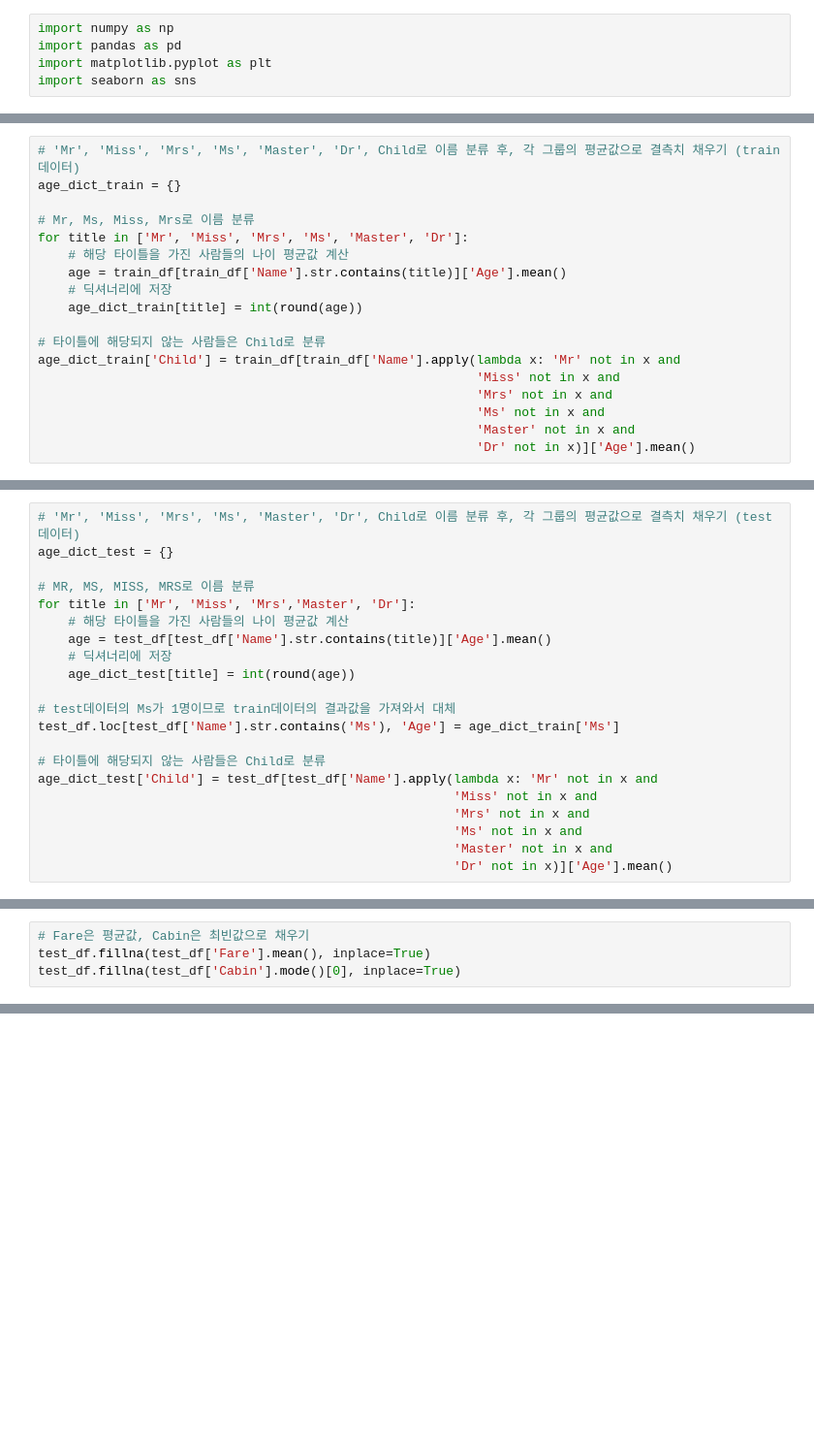
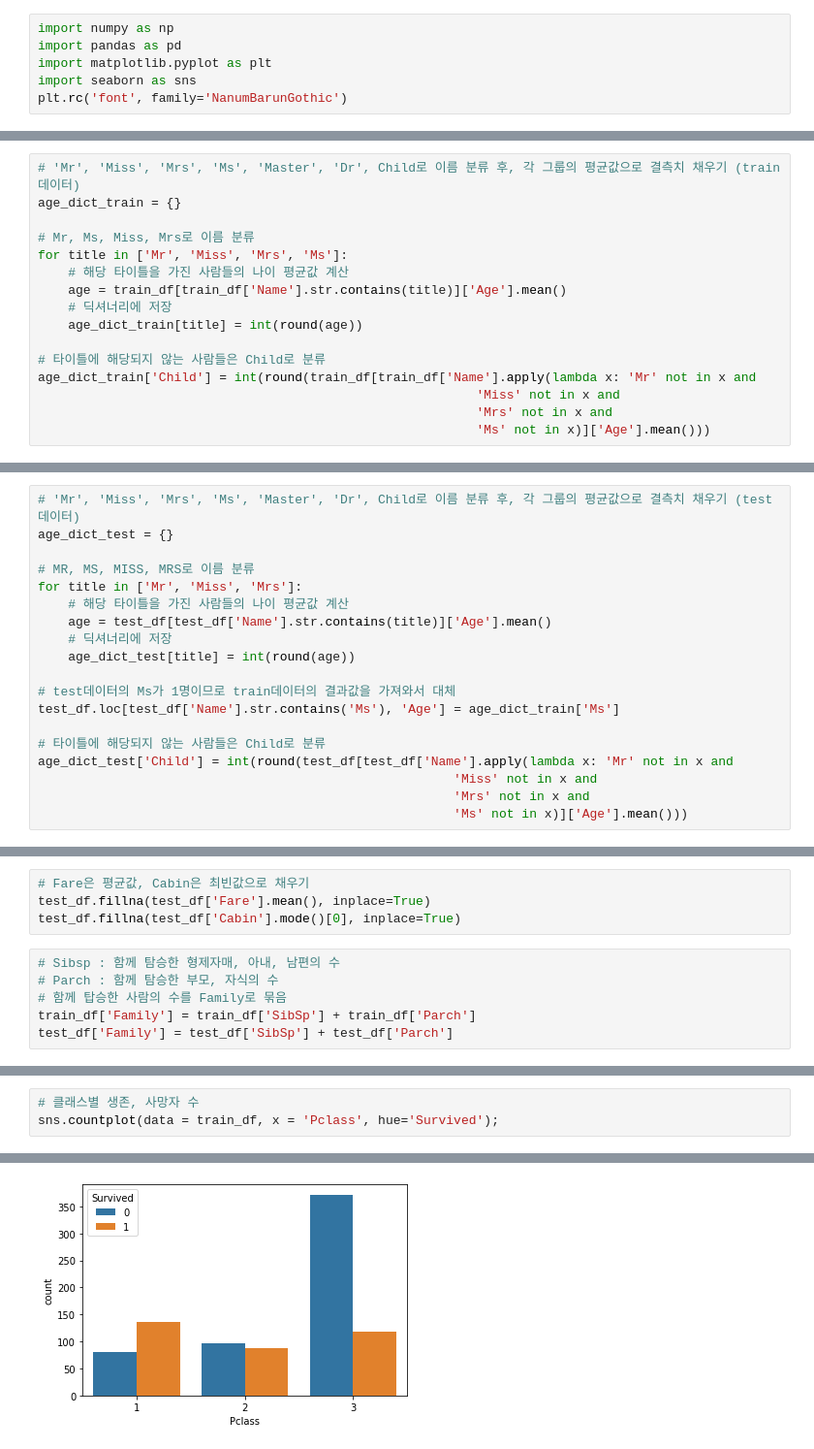
Before and after one commit to runacian0221/TItanic-Project, a Jupyter notebook: Titanic-SSY.ipynb, the cells around one changed output, grey strips where cells are left out. Shown at 97% size. Saved outputs shown, nothing was run; the diff lists cells and outputs as text; blank space fills up the shorter version.

```diff
--- a/Titanic-SSY.ipynb
+++ b/Titanic-SSY.ipynb
@@ -3,3 +7,4 @@ import numpy as np
 import pandas as pd
 import matplotlib.pyplot as plt
 import seaborn as sns
+plt.rc('font', family='NanumBarunGothic')
@@ -94,16 +101,14 @@ dtype: int64
 age_dict_train = {}
 
 # Mr, Ms, Miss, Mrs로 이름 분류
-for title in ['Mr', 'Miss', 'Mrs', 'Ms', 'Master', 'Dr']:
+for title in ['Mr', 'Miss', 'Mrs', 'Ms']:
     # 해당 타이틀을 가진 사람들의 나이 평균값 계산
     age = train_df[train_df['Name'].str.contains(title)]['Age'].mean()
     # 딕셔너리에 저장
     age_dict_train[title] = int(round(age))
 
 # 타이틀에 해당되지 않는 사람들은 Child로 분류
-age_dict_train['Child'] = train_df[train_df['Name'].apply(lambda x: 'Mr' not in x and
+age_dict_train['Child'] = int(round(train_df[train_df['Name'].apply(lambda x: 'Mr' not in x and
                                                           'Miss' not in x and
                                                           'Mrs' not in x and
-                                                          'Ms' not in x and
-                                                          'Master' not in x and
-                                                          'Dr' not in x)]['Age'].mean()
+                                                          'Ms' not in x)]['Age'].mean()))
@@ -112,7 +121,7 @@ age_dict_train['Child'] = train_df[train_df['Name'].apply(lambda x: 'Mr' not in
 age_dict_test = {}
 
 # MR, MS, MISS, MRS로 이름 분류
-for title in ['Mr', 'Miss', 'Mrs','Master', 'Dr']:
+for title in ['Mr', 'Miss', 'Mrs']:
     # 해당 타이틀을 가진 사람들의 나이 평균값 계산
     age = test_df[test_df['Name'].str.contains(title)]['Age'].mean()
     # 딕셔너리에 저장
@@ -122,9 +131,7 @@ for title in ['Mr', 'Miss', 'Mrs','Master', 'Dr']:
 test_df.loc[test_df['Name'].str.contains('Ms'), 'Age'] = age_dict_train['Ms']
 
 # 타이틀에 해당되지 않는 사람들은 Child로 분류
-age_dict_test['Child'] = test_df[test_df['Name'].apply(lambda x: 'Mr' not in x and
+age_dict_test['Child'] = int(round(test_df[test_df['Name'].apply(lambda x: 'Mr' not in x and
                                                        'Miss' not in x and
                                                        'Mrs' not in x and
-                                                       'Ms' not in x and
-                                                       'Master' not in x and
-                                                       'Dr' not in x)]['Age'].mean()
+                                                       'Ms' not in x)]['Age'].mean()))
@@ -150,3 +170,9 @@ train_df.fillna(train_df['Embarked'].mode()[0], inplace=True)
 # Fare은 평균값, Cabin은 최빈값으로 채우기
 test_df.fillna(test_df['Fare'].mean(), inplace=True)
 test_df.fillna(test_df['Cabin'].mode()[0], inplace=True)
+# %%
+# Sibsp : 함께 탐승한 형제자매, 아내, 남편의 수
+# Parch : 함께 탐승한 부모, 자식의 수
+# 함께 탑승한 사람의 수를 Family로 묶음
+train_df['Family'] = train_df['SibSp'] + train_df['Parch']
+test_df['Family'] = test_df['SibSp'] + test_df['Parch']
@@ -183,0 +232,4 @@ dtype: int64
+# %%
+# 클래스별 생존, 사망자 수
+sns.countplot(data = train_df, x = 'Pclass', hue='Survived');
+# %% [output]
@@ -183,0 +237 @@ dtype: int64
+[figure, added]
```
Also changed, not shown: parts of 42 cells of this notebook.
